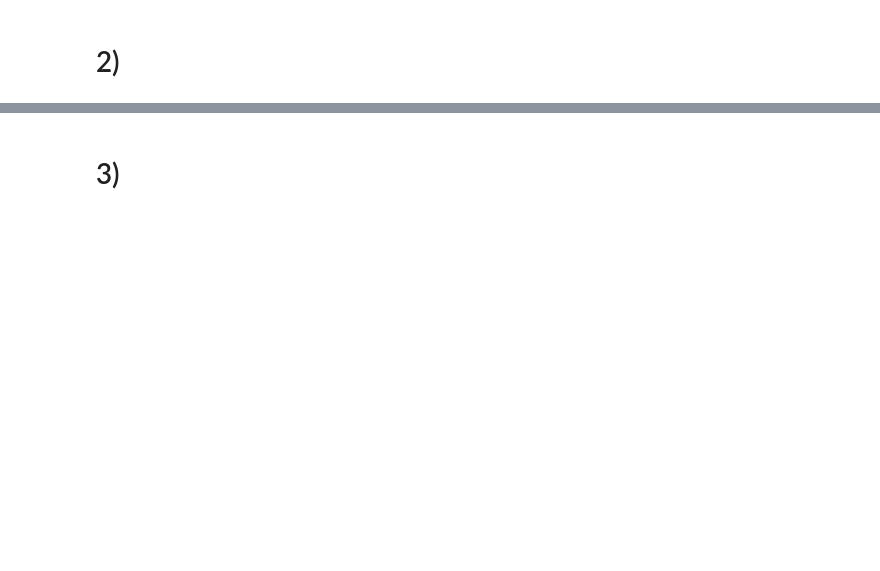
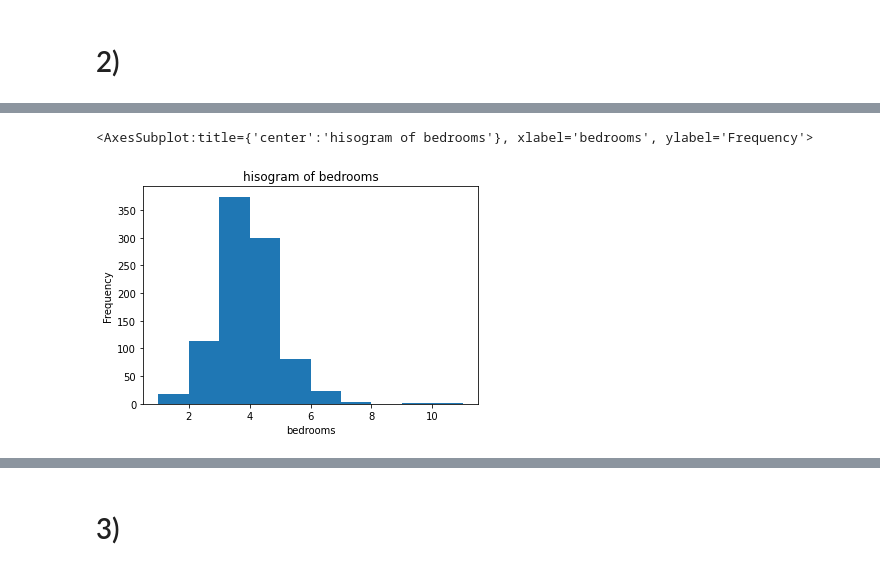
Before and after one commit to HamoudaBenAbdennebi/ai, a Jupyter notebook: ckp4.ipynb, the cells around one changed output, grey strips where cells are left out. Saved outputs shown, nothing was run; the diff lists cells and outputs as text; code cells hidden in the pictures; blank space fills up the shorter version.

```diff
--- a/ckp4.ipynb
+++ b/ckp4.ipynb
@@ -77,0 +80,7 @@ df
+# %%
+plt.title('hisogram of bedrooms')
+plt.xlabel('bedrooms')
+df['bedrooms'].plot.hist()
+# %% [output]
+<AxesSubplot:title={'center':'hisogram of bedrooms'}, xlabel='bedrooms', ylabel='Frequency'>
+[figure, added]
```
Also changed, not shown: parts of 13 cells of this notebook.
